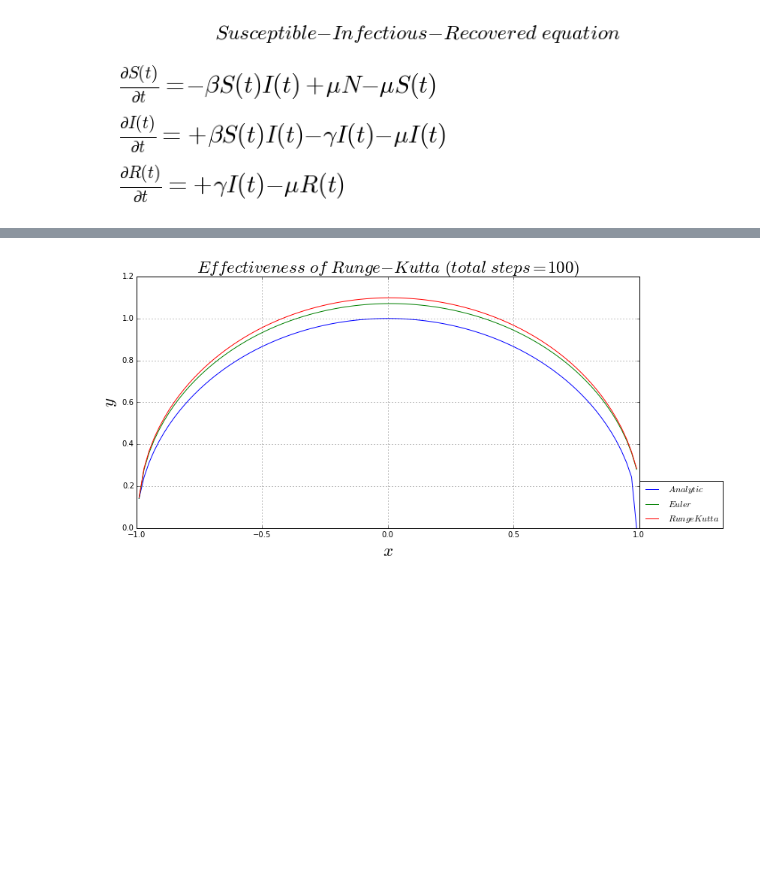
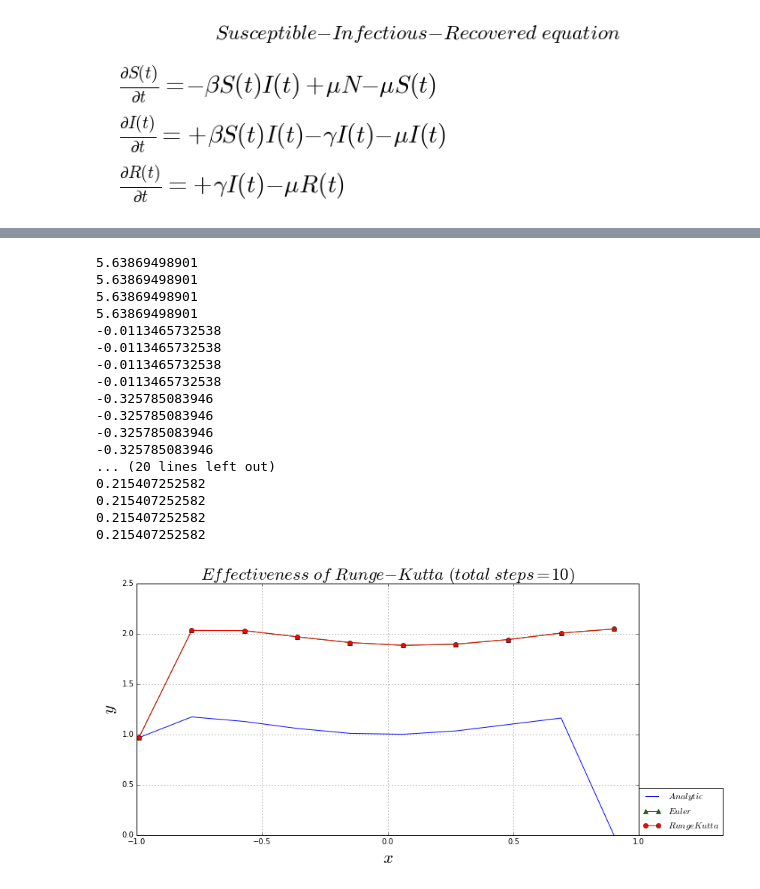
Before and after one commit to alvason/infectious-pulse, a Jupyter notebook: sir/sir.ipynb, the cells around one changed output, grey strips where cells are left out. Drawn from its saved outputs; the diff is of its cells as text; code cells hidden in the pictures; blank space fills up the shorter version.

```diff
--- a/sir/sir.ipynb
+++ b/sir/sir.ipynb
@@ -63,43 +68,79 @@ def RungeKutta4(gridY, gridX, dYdx, dx, xn):
 # %%
 # Effectiveness of the algorithm
-minX = float(-0.99); maxX = float(0.99);
-totalGPoint_X = int(10**2);
+def Y_function(x):
+    Y = (1.0 - x**2)**(1.0/2) # circle
+    Y1 = x*np.sin(x)
+    return (Y + Y1)
+
+def Y_derivative(y, x):
+    dY_dx = -x/(1.0 - x**2)**(1.0/2)
+    dY_dx1 = np.sin(x) + x*np.cos(x)
+    return (dY_dx + dY_dx1)
+
+# numerical griding
+totalGPoint_X = int(10**1);
+minX = float(-0.99); maxX = float(0.9);
 gridX = np.linspace(minX, maxX, totalGPoint_X);
 dx = (maxX - minX)/totalGPoint_X;
 
-# Analytic
+# Analytic solution
 gridY_A = np.zeros(totalGPoint_X)
 for xn in range(totalGPoint_X - 1):
-    gridY_A[xn] = np.sqrt((1 - gridX[xn]**2))
+    gridY_A[xn] = Y_function(gridX)[xn]
 
-# Euler method
-dYdx = -gridX/(1 - gridX**2)**(1.0/2)
+# Euler solution
 gridY_E = np.zeros(totalGPoint_X)
+dYdx = Y_derivative(gridY_E, gridX)
 gridY_E[0] = gridY_A[0]
 for xn in range(totalGPoint_X - 1):
     gridY_E[xn + 1] = gridY_E[xn] + dx*dYdx[xn]
 
-# RungeKutta
+# RungeKutta solution
 gridY = np.zeros(totalGPoint_X)
-gridY[0] = gridY_A[0]
+dYdx = Y_derivative(gridY, gridX)
+gridY[0] = gridY_A[0];
 for xn in range(totalGPoint_X - 1):
-    dYdx = -gridX/(1 - gridX**2)**(1.0/2)
     RungeKutta4(gridY, gridX, dYdx, dx, xn)
 
+
+rangeA = totalGPoint_X/1 - 60;
+rangeB = totalGPoint_X/1 - 30;
 gridX = np.linspace(minX, maxX, totalGPoint_X);
 numberingFig = numberingFig + 1;
 plt.figure(numberingFig, figsize = (12, 6))
+#plt.plot(gridX[rangeA:rangeB], gridY_A[rangeA:rangeB], label = r'$ Analytic $')
+#plt.plot(gridX[rangeA:rangeB], gridY_E[rangeA:rangeB], label = r'$ Euler $')
+#plt.plot(gridX[rangeA:rangeB], gridY[rangeA:rangeB], label = r'$ RungeKutta $')
+
 plt.plot(gridX, gridY_A, label = r'$ Analytic $')
-plt.plot(gridX, gridY_E, label = r'$ Euler $')
-plt.plot(gridX, gridY, label = r'$ RungeKutta $')
+plt.plot(gridX, gridY_E, label = r'$ Euler $', marker = '^')
+plt.plot(gridX, gridY, label = r'$ RungeKutta $', marker = 'o')
 plt.grid(True)
-plt.title(r'$ Effectiveness \ of \ Runge-Kutta \ (total \ steps = %i) $'%(totalGPoint_X), fontsize = AlvaFontSize);
+plt.title(r'$ Effectiveness \ of \ Runge-Kutta \ (total \ steps = %i) $'%(totalGPoint_X)
+          , fontsize = AlvaFontSize);
 plt.xlabel(r'$ x $', fontsize = AlvaFontSize);
 plt.ylabel(r'$ y $', fontsize = AlvaFontSize);
 plt.legend(loc = (1,0))
 plt.show()
 # %% [output]
+5.63869498901
+5.63869498901
+5.63869498901
+5.63869498901
+-0.0113465732538
+-0.0113465732538
+-0.0113465732538
+-0.0113465732538
+-0.325785083946
+-0.325785083946
+-0.325785083946
+-0.325785083946
+... (20 lines left out)
+0.215407252582
+0.215407252582
+0.215407252582
+0.215407252582
-[figure, old version]
+[figure, new version]
 # %%
 # setting parameter
 timeUnit = 'day'
```
Also changed, not shown: parts of 3 cells of this notebook, 1 other file.
